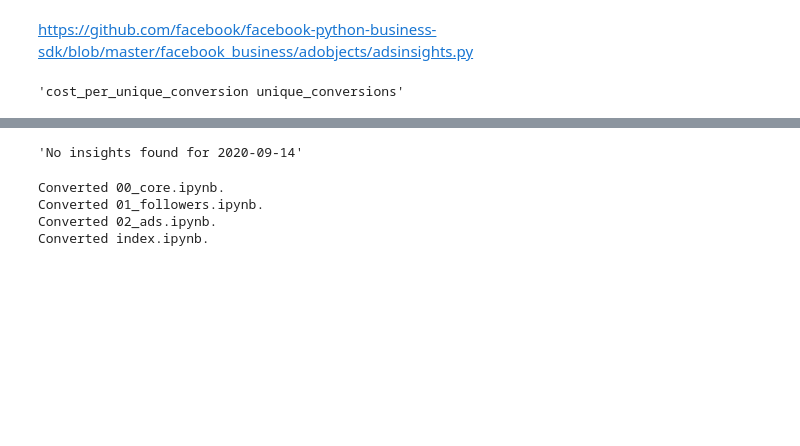
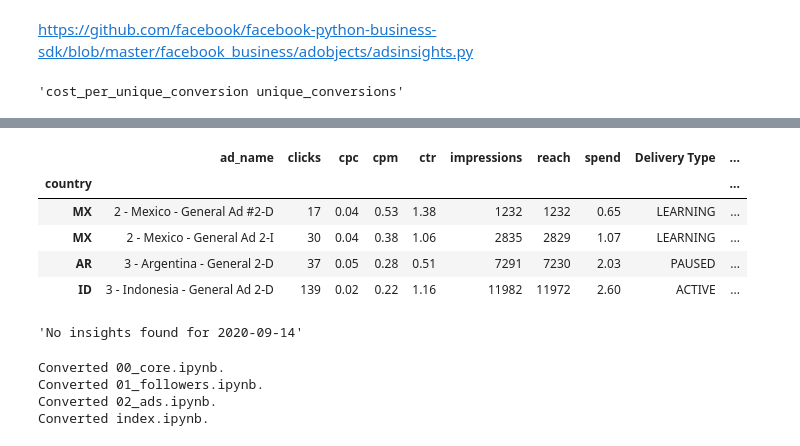
Before and after one commit to manycoding/tomorrowswig_followers, a Jupyter notebook: 02_ads.ipynb, the cells around one changed output, grey strips where cells are left out. Drawn from its saved outputs; the diff is of its cells as text; code cells hidden in the pictures; blank space fills up the shorter version.

```diff
--- a/02_ads.ipynb
+++ b/02_ads.ipynb
@@ -241,7 +224,7 @@ def add_country_total(df: pd.DataFrame) -> Tuple[pd.DataFrame, str]:
     total[to_sum] = dupes[to_sum].astype(int).apply(sum)
     return df.append(total), index
 # %%
-ad = Ad("23844695610150691")
+ad = Ad("23844751184140691")
 # %%
 ad = ad.api_get(fields=["targeting"])
 ad["targeting"]["geo_locations"]["countries"][0]
@@ -249,0 +248,13 @@ ad["targeting"]["geo_locations"]["countries"][0]
+# %%
+#export
+def get_delivery(ids: List[str]) -> List[Dict]:
+    deliveries = []
+    for id in ids:
+        adset = AdSet(id[0]).api_get(fields=["learning_stage_info", "status"])
+        delivery = adset.get("learning_stage_info")
+        if delivery:
+            delivery = delivery.get("status")
+        else:
+            delivery = adset.get("status")
+        deliveries.append({"ad_id": id[1], "adset_id": id[0], "Delivery Type": delivery})
+    return deliveries
@@ -259,3 +296,11 @@ def get_countries(ids: List[str]) -> List[Dict]:
 # %%
 assert get_countries(["23844695610150691", "23844698190420691"]) == [{'ad_id': '23844695610150691', 'country': 'CA'},
                                                                      {'ad_id': '23844698190420691', 'country': 'US'}]
+# %%
+df = pd.DataFrame(get_insights("2020-06-10"))
+floats = ["cpc", "cpm", "ctr", "spend"]
+df[floats] = df[floats].astype(float)
+ints = ["clicks", "impressions", "reach"]
+df[ints] = df[ints].astype(int)
+
+df = df.merge(pd.DataFrame(get_countries(df["ad_id"].values)))
@@ -262,5 +315,5 @@ assert get_countries(["23844695610150691", "23844698190420691"]) == [{'ad_id': '
 # %%
-def create_first_part(date:str ):
+def create_first_part(date:str):
     df = pd.DataFrame(get_insights(date))
     floats = ["cpc", "cpm", "ctr", "spend"]
     df[floats] = df[floats].astype(float)
@@ -268,6 +321,7 @@ def create_first_part(date:str ):
     df[ints] = df[ints].astype(int)
 
     df = df.merge(pd.DataFrame(get_countries(df["ad_id"].values)))
+    df = df.merge(pd.DataFrame(get_delivery(df[["adset_id", "ad_id"]].values)))
     df.set_index(df["country"], inplace=True)
     df.sort_values("ad_name", inplace=True)
 
@@ -284,13 +338,22 @@ def create_first_part(date:str ):
     df["Video Plays at 95%"] = df["video_p95_watched_actions"].apply(get_video_action)
 
     df.drop(columns=["actions", "cost_per_action_type", "date_start", "date_stop",
-                     "video_avg_time_watched_actions", "ad_id", "country"] +
+                     "video_avg_time_watched_actions", "ad_id", "adset_id", "country"] +
             [f"video_p{p}_watched_actions" for p in [50,75,95]], inplace=True)
 
     dupes = add_country_total(df)
     return df.round(2)
 # %%
 df = create_first_part("2020-06-10")
+# %%
+df
+# %% [output]
+|  | ad_name | clicks | cpc | cpm | ctr | impressions | reach | spend | Delivery Type | ... |
+| country |  |  |  |  |  |  |  |  |  | ... |
+| MX | 2 - Mexico - General Ad #2-D | 17 | 0.04 | 0.53 | 1.38 | 1232 | 1232 | 0.65 | LEARNING | ... |
+| MX | 2 - Mexico - General Ad 2-I | 30 | 0.04 | 0.38 | 1.06 | 2835 | 2829 | 1.07 | LEARNING | ... |
+| AR | 3 - Argentina - General 2-D | 37 | 0.05 | 0.28 | 0.51 | 7291 | 7230 | 2.03 | PAUSED | ... |
+| ID | 3 - Indonesia - General Ad 2-D | 139 | 0.02 | 0.22 | 1.16 | 11982 | 11972 | 2.60 | ACTIVE | ... |
 # %%
 to_mean = ["cpc", "cpm", "ctr", "CPC (Cost per Link Click)", "Video Average Play Time"]
 empty = ["Ads Followers Change", "% (Clicks)", "% (Impressions)", "Cost Per Follow", "ad_name"]
```
Also changed, not shown: parts of 14 cells of this notebook, 6 other files.
